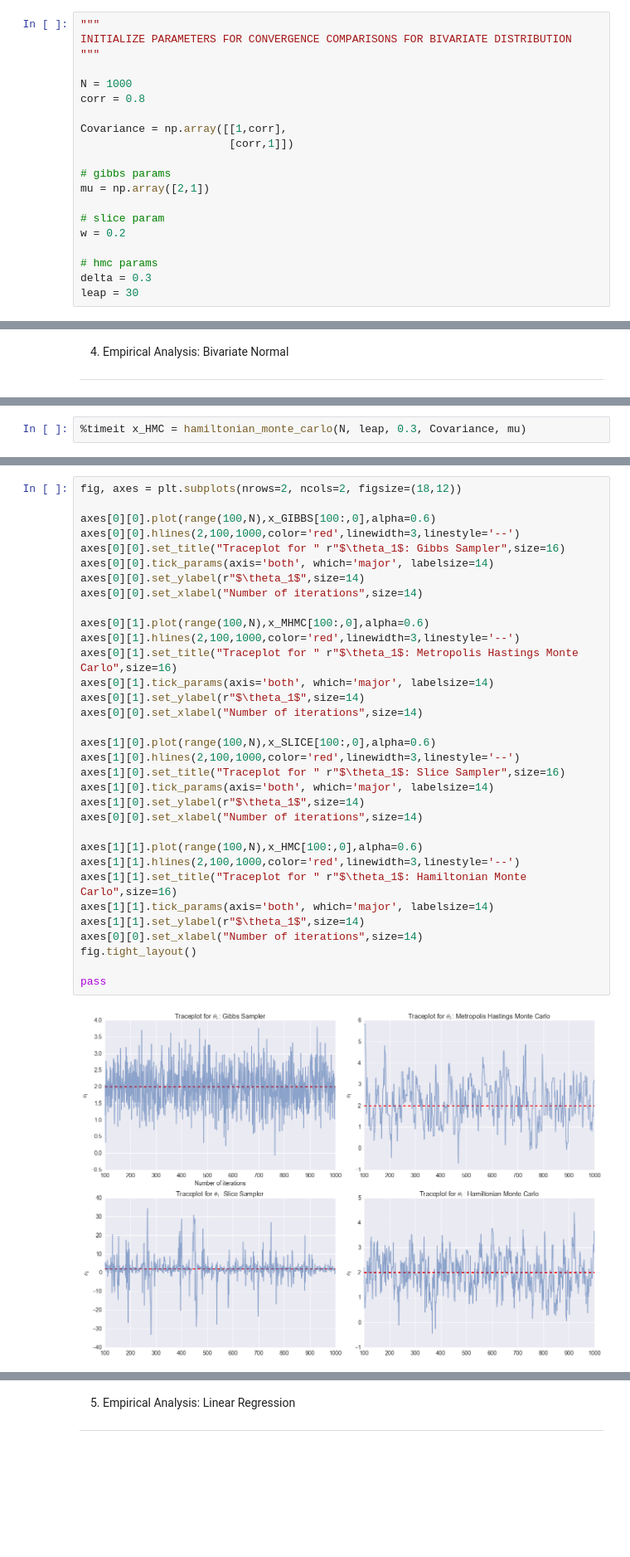
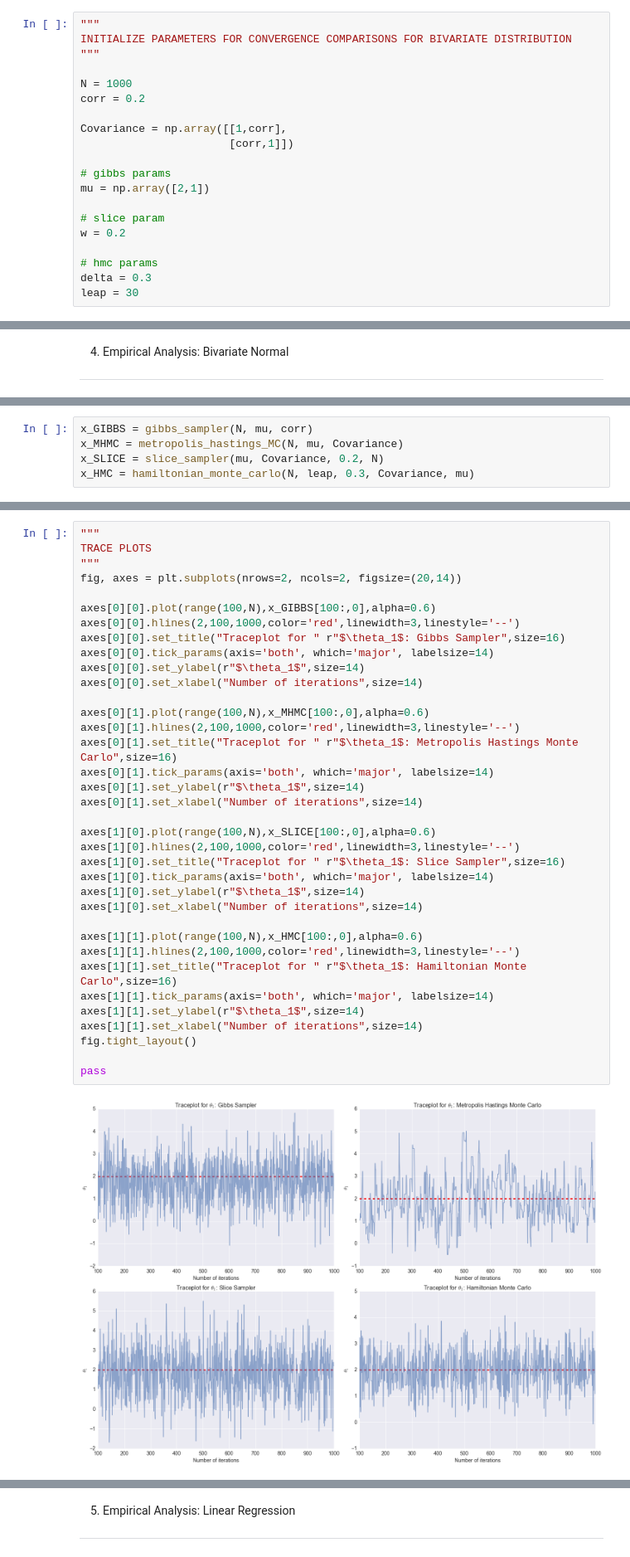
Before and after one commit to ilanman/STA663, a Jupyter notebook: Hamiltonian_Monte_Carlo.ipynb, the cells around one changed output, grey strips where cells are left out. Shown at 83% size. Drawn from its saved outputs; the diff is of its cells as text; blank space fills up the shorter version.

Commit message:
lots of plots

```diff
--- a/Hamiltonian_Monte_Carlo.ipynb
+++ b/Hamiltonian_Monte_Carlo.ipynb
@@ -100,7 +101,7 @@ INITIALIZE PARAMETERS FOR CONVERGENCE COMPARISONS FOR BIVARIATE DISTRIBUTION
 """
 
 N = 1000
-corr = 0.8
+corr = 0.2
 
 Covariance = np.array([[1,corr],
                        [corr,1]])
@@ -512,2 +509,5 @@ def hamiltonian_monte_carlo(N, leap, delta, Cov, mu):
 # %%
-%timeit x_HMC = hamiltonian_monte_carlo(N, leap, 0.3, Covariance, mu)
+x_GIBBS = gibbs_sampler(N, mu, corr)
+x_MHMC = metropolis_hastings_MC(N, mu, Covariance)
+x_SLICE = slice_sampler(mu, Covariance, 0.2, N)
+x_HMC = hamiltonian_monte_carlo(N, leap, 0.3, Covariance, mu)
@@ -561,35 +557,38 @@ Visually, the plots above all converge to the target distribution in less than 5
 # %%
-fig, axes = plt.subplots(nrows=2, ncols=2, figsize=(18,12))
+"""
+TRACE PLOTS
+"""
+fig, axes = plt.subplots(nrows=2, ncols=2, figsize=(20,14))
 
 axes[0][0].plot(range(100,N),x_GIBBS[100:,0],alpha=0.6)
 axes[0][0].hlines(2,100,1000,color='red',linewidth=3,linestyle='--')
 axes[0][0].set_title("Traceplot for " r"$\theta_1$: Gibbs Sampler",size=16)
 axes[0][0].tick_params(axis='both', which='major', labelsize=14)
 axes[0][0].set_ylabel(r"$\theta_1$",size=14)
 axes[0][0].set_xlabel("Number of iterations",size=14)
 
 axes[0][1].plot(range(100,N),x_MHMC[100:,0],alpha=0.6)
 axes[0][1].hlines(2,100,1000,color='red',linewidth=3,linestyle='--')
 axes[0][1].set_title("Traceplot for " r"$\theta_1$: Metropolis Hastings Monte Carlo",size=16)
 axes[0][1].tick_params(axis='both', which='major', labelsize=14)
 axes[0][1].set_ylabel(r"$\theta_1$",size=14)
-axes[0][0].set_xlabel("Number of iterations",size=14)
+axes[0][1].set_xlabel("Number of iterations",size=14)
 
 axes[1][0].plot(range(100,N),x_SLICE[100:,0],alpha=0.6)
 axes[1][0].hlines(2,100,1000,color='red',linewidth=3,linestyle='--')
 axes[1][0].set_title("Traceplot for " r"$\theta_1$: Slice Sampler",size=16)
 axes[1][0].tick_params(axis='both', which='major', labelsize=14)
 axes[1][0].set_ylabel(r"$\theta_1$",size=14)
-axes[0][0].set_xlabel("Number of iterations",size=14)
+axes[1][0].set_xlabel("Number of iterations",size=14)
 
 axes[1][1].plot(range(100,N),x_HMC[100:,0],alpha=0.6)
 axes[1][1].hlines(2,100,1000,color='red',linewidth=3,linestyle='--')
 axes[1][1].set_title("Traceplot for " r"$\theta_1$: Hamiltonian Monte Carlo",size=16)
 axes[1][1].tick_params(axis='both', which='major', labelsize=14)
 axes[1][1].set_ylabel(r"$\theta_1$",size=14)
-axes[0][0].set_xlabel("Number of iterations",size=14)
+axes[1][1].set_xlabel("Number of iterations",size=14)
 fig.tight_layout()
 
 pass
 # %% [output]
-[figure, old version]
+[figure, new version]
```
Also changed, not shown: parts of 29 cells of this notebook.
